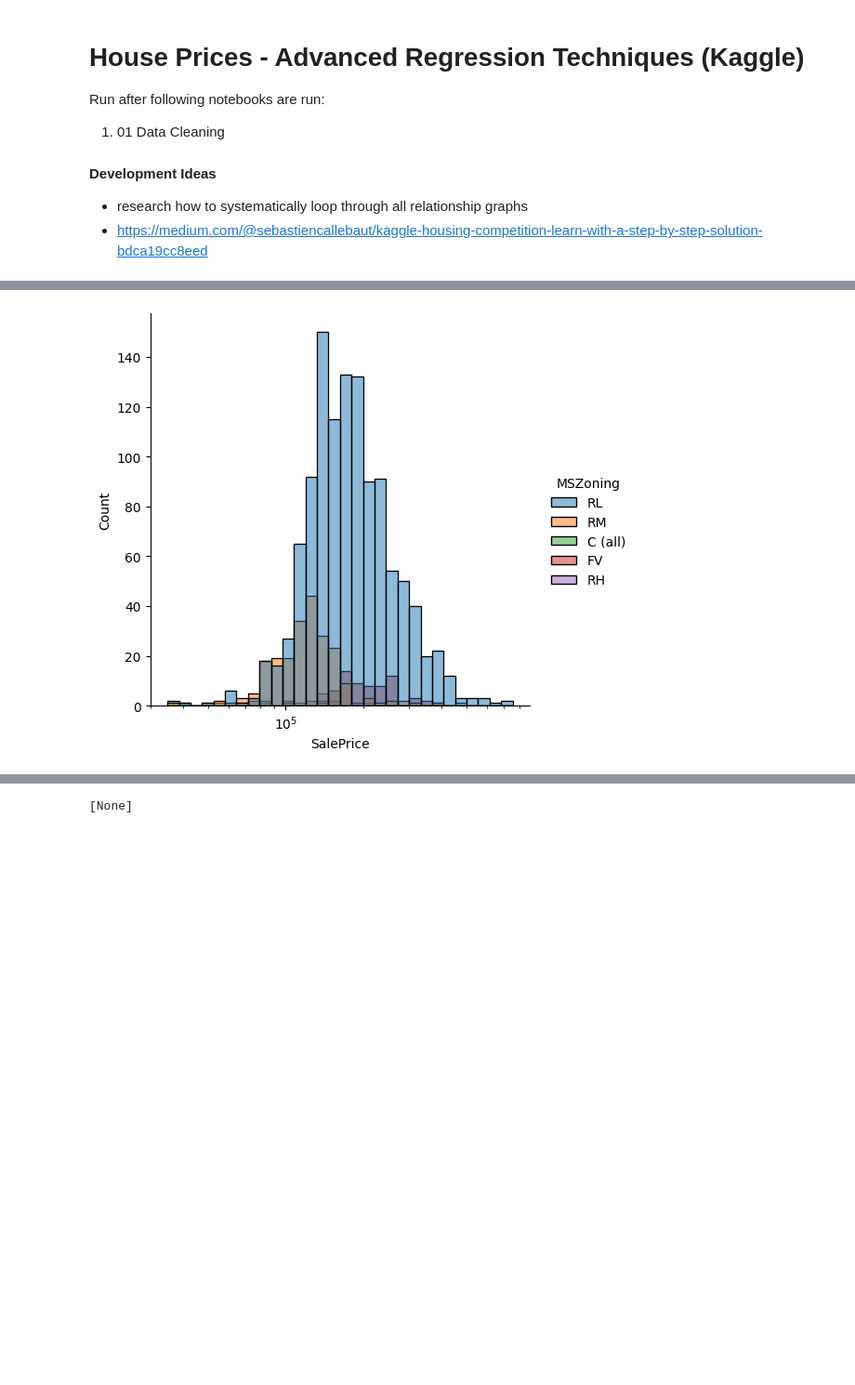
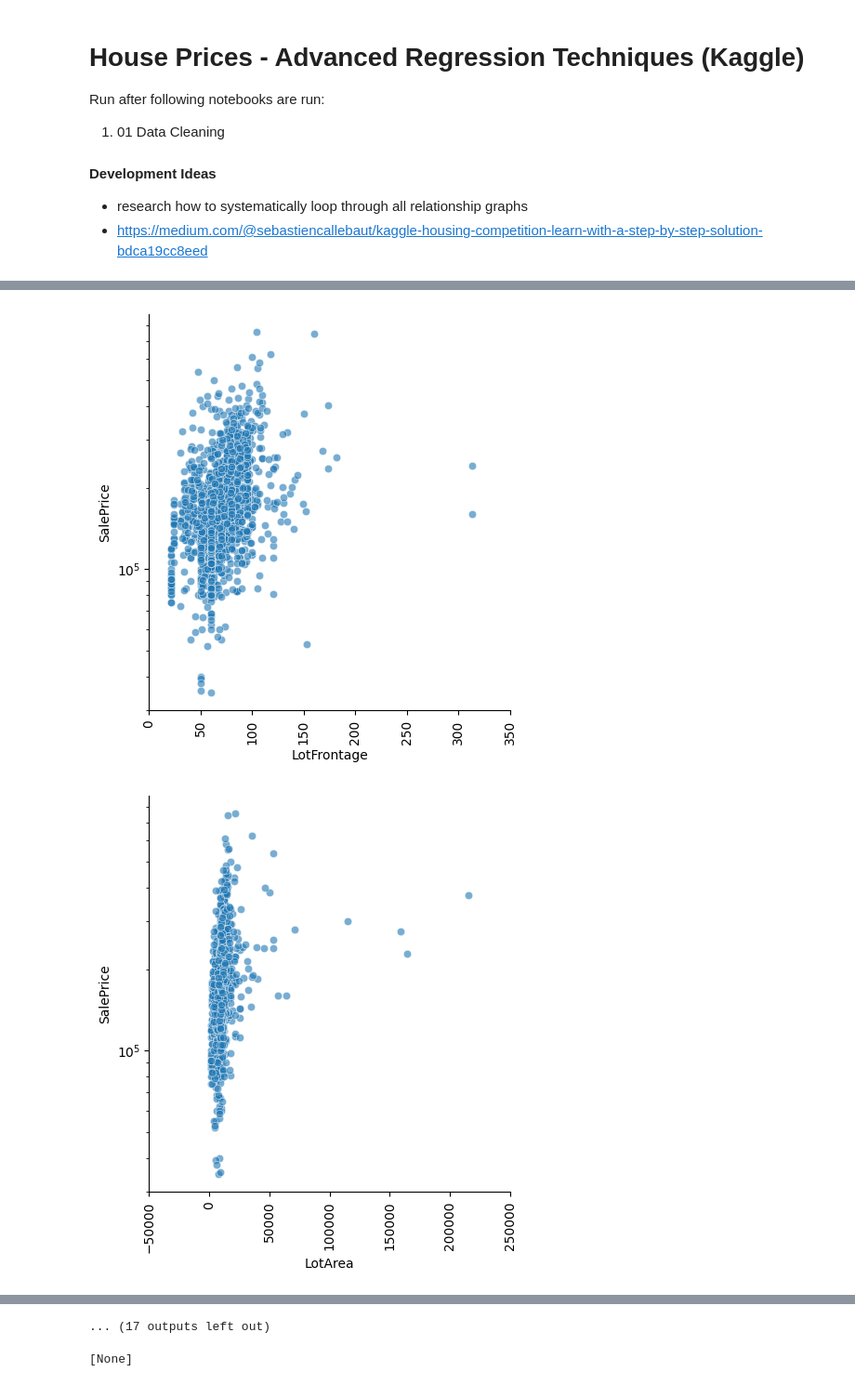
Before and after one commit to stephanie-yz/House-Prices, a Jupyter notebook: 02 Exploratory Data Analysis.ipynb, the cells around one changed output, grey strips where cells are left out. Shown at 93% size. Drawn from its saved outputs; the diff is of its cells as text; code cells hidden in the pictures; blank space fills up the shorter version.

```diff
--- a/02 Exploratory Data Analysis.ipynb
+++ b/02 Exploratory Data Analysis.ipynb
@@ -56,6 +65,25 @@ for var in ['MSSubClass', 'MSZoning',  'LotShape', 'LandContour', 'LotConfig', '
-# %%
-### histogram of sale price
-## Sale price, split by MSZone
-g=sns.displot(data=train, x='SalePrice', hue='MSZoning', bins=30, log_scale=True)
-# %% [output]
-[figure, removed]
+# %%
+### one-way plots - continous (excluding time variables)
+for var in ['LotFrontage', 'LotArea',
+            'TotalBsmtSF', '1stFlrSF',
+            '2ndFlrSF', 'LowQualFinSF', 'GrLivArea', 'BsmtFullBath', 'BsmtHalfBath',
+            'FullBath', 'HalfBath', 'BedroomAbvGr', 'BedroomAbvGr', 'TotRmsAbvGrd', 'Fireplaces',
+            'GarageYrBlt', 'GarageCars', 'GarageArea', 'WoodDeckSF', 'OpenPorchSF',
+            'EnclosedPorch', '3SsnPorch', 'ScreenPorch', 'PoolArea', 'MiscVal']:
+    g = sns.relplot(data=train, x=var, y='SalePrice', alpha=0.6)
+    g.set(yscale='log')
+    g.set_xticklabels(rotation=90)
+
+
+## removed continuous variables that didn't seem predictive (at least not on its own)
+## or are highly correlated with another more predictive variable) :
+## 'MasVnrArea', 'BsmtFinSF1', 'BsmtFinSF2', 'BsmtUnfSF',
+
+
+## IDEAS for feature engineering
+## YearBuilt - calculate house age at sale
+## YearRemodAdd - calculate years since remodel at sale
+## Full bath + Half bath + BsmtFullBath + BsmtHalfBath = total baths
+# %% [output]
+[figure, added]
+[figure, added]
@@ -61,0 +100 @@ g=sns.displot(data=train, x='SalePrice', hue='MSZoning', bins=30, log_scale=True
+... (17 outputs left out)
```
Also changed, not shown: parts of 6 cells of this notebook.
